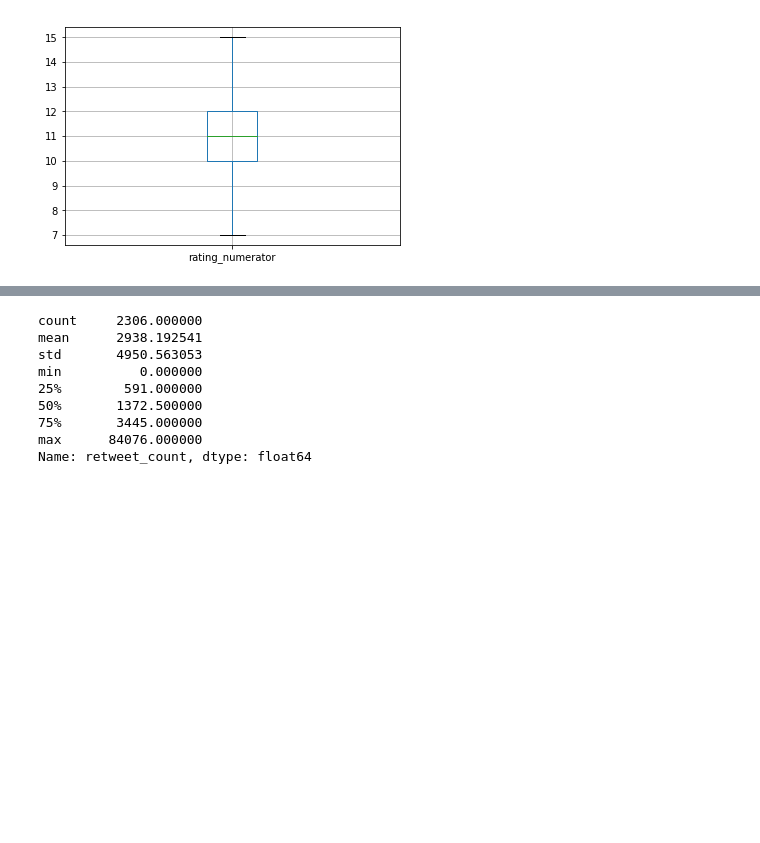
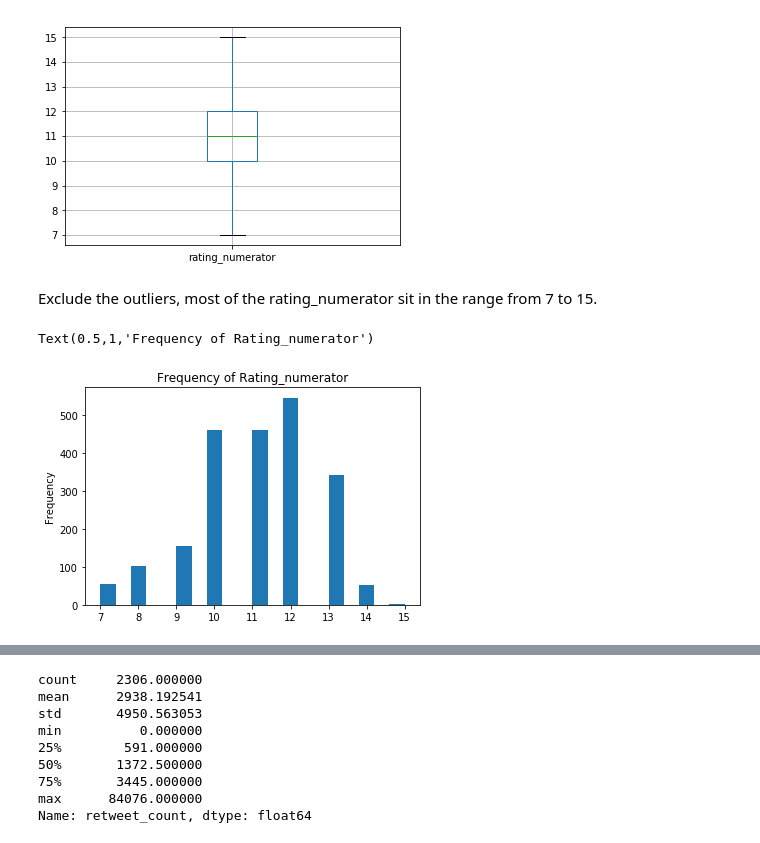
Before and after one commit to Noah-Zheng/DataWrangling_Project, a Jupyter notebook: wrangle_act.ipynb, the cells around one changed output, grey strips where cells are left out. Cells and saved outputs as stored; diff of their text form; code cells hidden in the pictures; blank space fills up the shorter version.

```diff
--- a/wrangle_act.ipynb
+++ b/wrangle_act.ipynb
@@ -829,3 +826,11 @@ df.boxplot(column='rating_numerator', showfliers=False)
 # %% [output]
 <matplotlib.axes._subplots.AxesSubplot at 0x...>
 [figure]
+# %% [markdown]
+Exclude the outliers, most of the rating_numerator sit in the range from 7 to 15.
+# %%
+df[(df.rating_numerator>=7) & (df.rating_numerator<=15)].rating_numerator.plot.hist(bins=20)
+plt.title('Frequency of Rating_numerator')
+# %% [output]
+Text(0.5,1,'Frequency of Rating_numerator')
+[figure, added]
```
Also changed, not shown: parts of 12 cells of this notebook, 6 other files.
